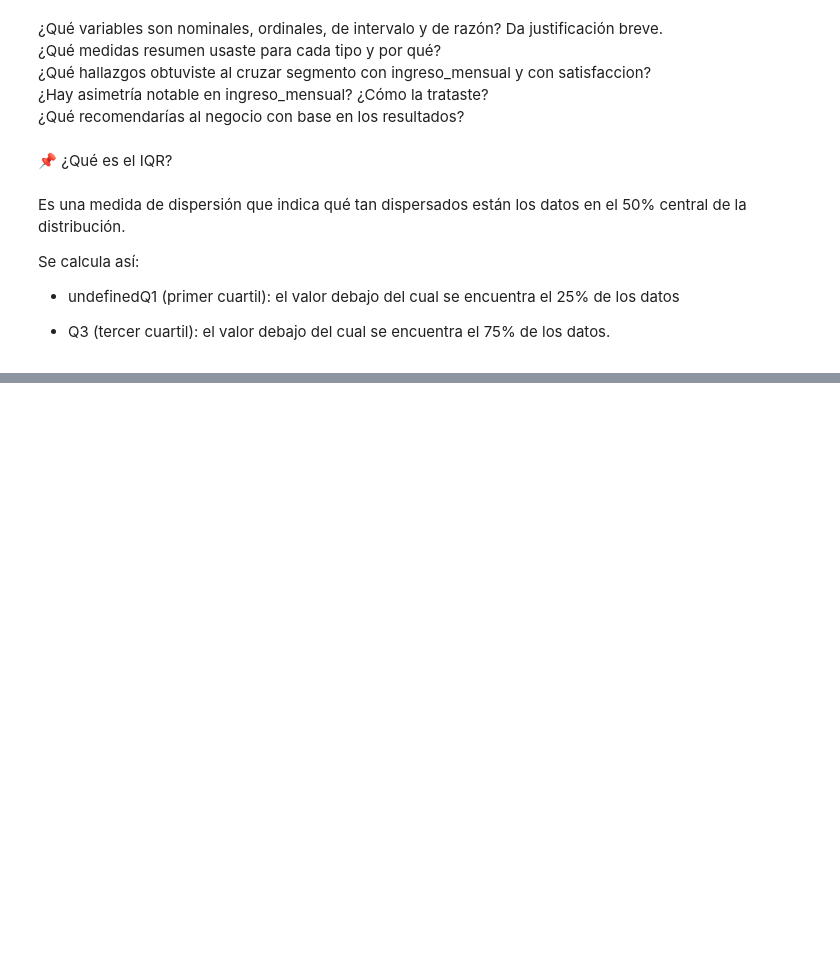
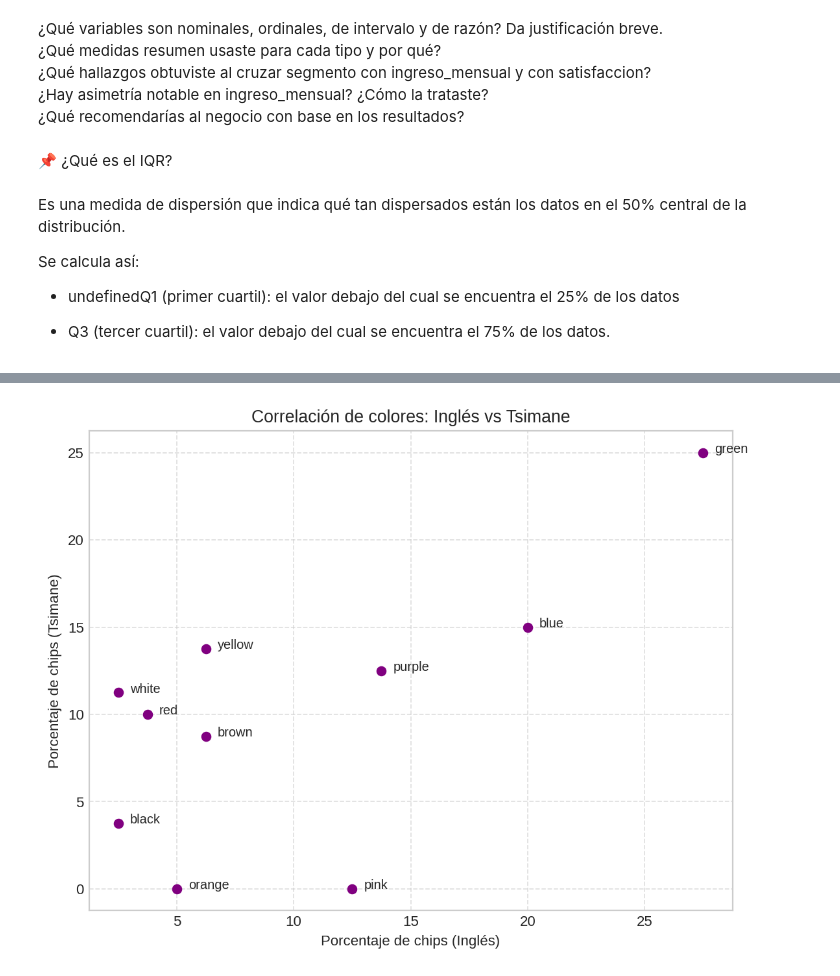
Before and after one commit to RodrigoBLl/MineriaDeDatos, a Jupyter notebook: Untitled0.ipynb, the cells around one changed output, grey strips where cells are left out. Saved outputs shown, nothing was run; the diff lists cells and outputs as text; code cells hidden in the pictures; blank space fills up the shorter version.

```diff
--- a/Untitled0.ipynb
+++ b/Untitled0.ipynb
@@ -1470,0 +1858,5 @@ Se calcula así:
+# %%
+import pandas as pd
+import matplotlib.pyplot as plt
+df = pd.read_csv("/content/drive/MyDrive/Mineria de datos/munsell-array-fixed-choice.csv")
+df.head()
@@ -1470,0 +1937,15 @@ Se calcula así:
+# %%
+df_merged = pd.merge(df_english, df_tsimane, on='color', how='outer', suffixes=('_english', '_tsimane')).fillna(0)
+
+# Crear el gráfico de dispersión
+plt.figure(figsize=(8, 6))
+plt.scatter(df_merged['percentage_english'], df_merged['percentage_tsimane'], color='purple')
+for i, row in df_merged.iterrows():
+    plt.text(row['percentage_english'] + 0.5, row['percentage_tsimane'], row['color'], fontsize=9)
+plt.title('Correlación de colores: Inglés vs Tsimane')
+plt.xlabel('Porcentaje de chips (Inglés)')
+plt.ylabel('Porcentaje de chips (Tsimane)')
+plt.grid(True, linestyle='--', alpha=0.6)
+plt.show()
+# %% [output]
+[figure, added]
```
Also changed, not shown: parts of 65 cells of this notebook.
